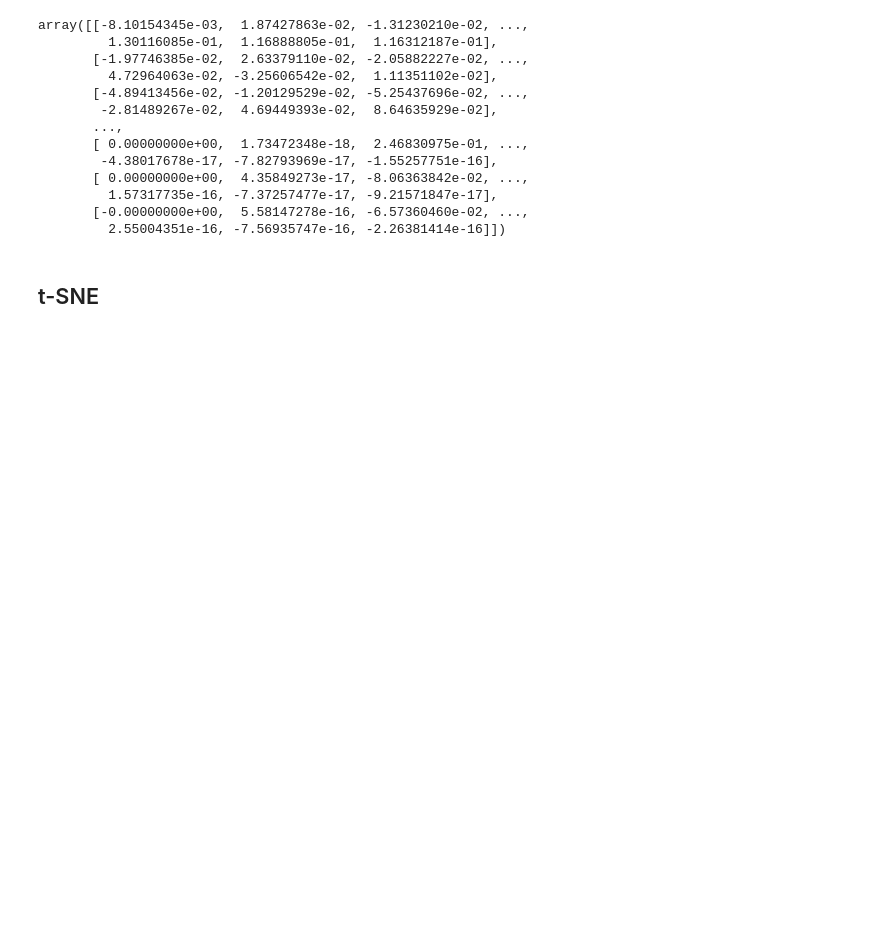
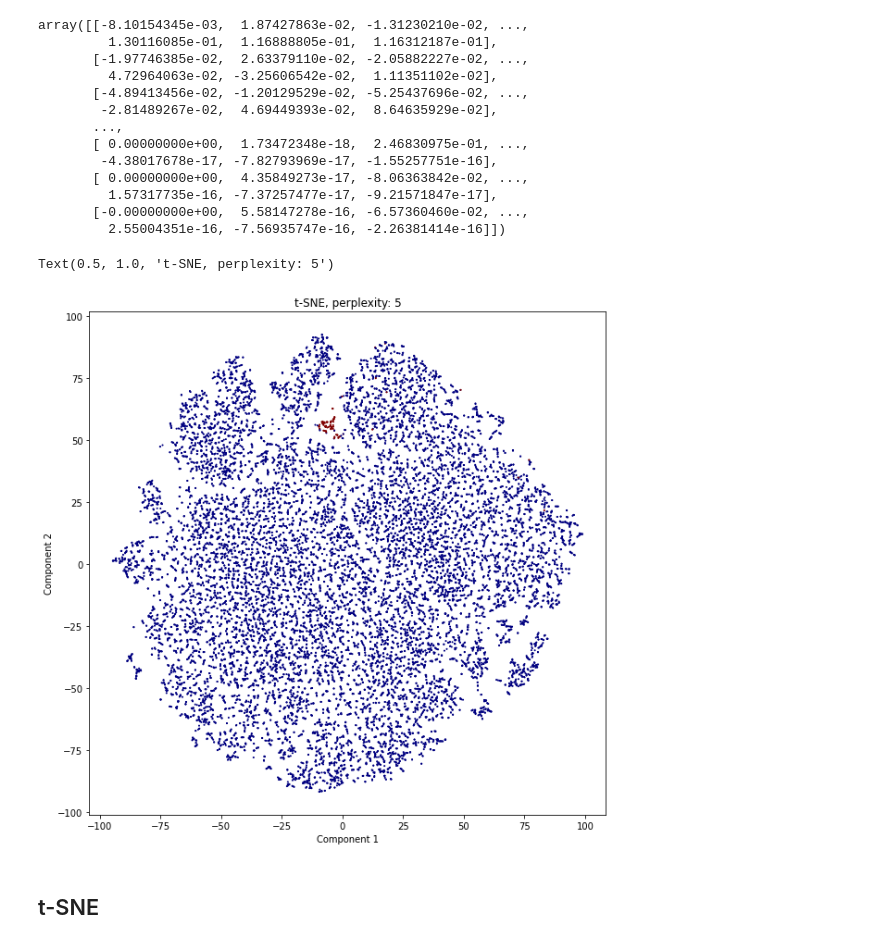
Before and after one commit to mattjdavis/eeg_classifier, a Jupyter notebook: load_data.ipynb, the cells around one changed output. Drawn from its saved outputs; the diff is of its cells as text; code cells hidden in the pictures; blank space fills up the shorter version.

```diff
--- a/load_data.ipynb
+++ b/load_data.ipynb
@@ -281,6 +313,21 @@ array([[-8.10154345e-03,  1.87427863e-02, -1.31230210e-02, ...,
          1.57317735e-16, -7.37257477e-17, -9.21571847e-17],
        [-0.00000000e+00,  5.58147278e-16, -6.57360460e-02, ...,
          2.55004351e-16, -7.56935747e-16, -2.26381414e-16]])
+# %%
+from sklearn.manifold import TSNE
+perp = 5
+tsne_model = TSNE(n_components=2, perplexity=perp, random_state=2020)
+
+embed = tsne_model.fit_transform(X_trans)
+
+plt.subplots(1,figsize=(10,10))
+plt.scatter(embed[:,0],embed[:,1],c=y[:20000],cmap='jet',s=1) # y = ictal_labels
+plt.xlabel('Component 1')
+plt.ylabel('Component 2')
+plt.title(f"t-SNE, perplexity: {perp}")
+# %% [output]
+Text(0.5, 1.0, 't-SNE, perplexity: 5')
+[figure, added]
 # %% [markdown]
 ## t-SNE
 # %%
```
Also changed, not shown: parts of 3 cells of this notebook.
